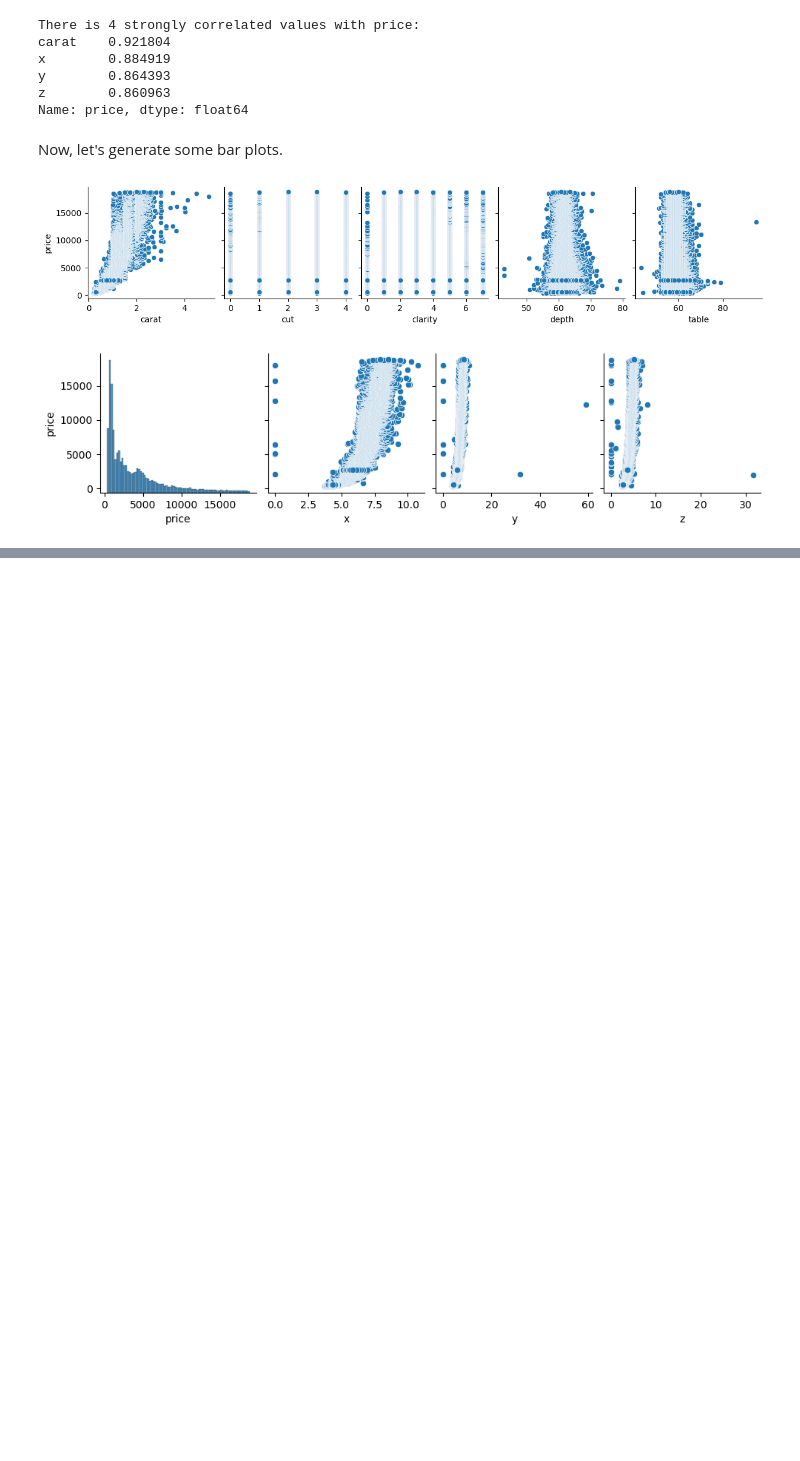
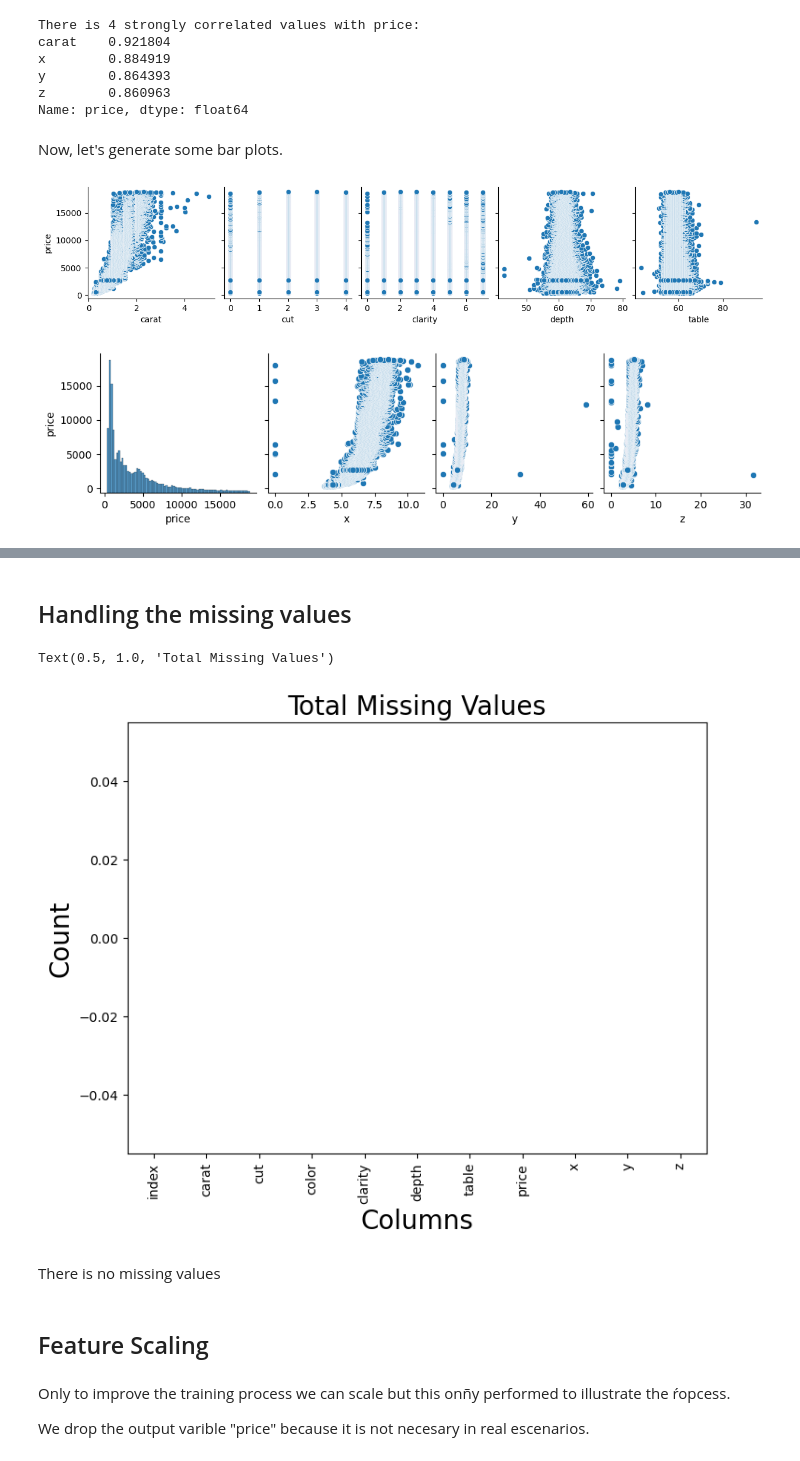
Before and after one commit to rininobaron/IBM_Machine_Learning_Professional_Certificate, a Jupyter notebook: COURSE_1_Exploratory_Data_Analysis_for_Machine_Learning/Week5/final-project-eda-ibm-course.ipynb, the cells around one changed output, grey strips where cells are left out. Drawn from its saved outputs; the diff is of its cells as text; code cells hidden in the pictures; blank space fills up the shorter version.

```diff
--- a/COURSE_1_Exploratory_Data_Analysis_for_Machine_Learning/Week5/final-project-eda-ibm-course.ipynb
+++ b/COURSE_1_Exploratory_Data_Analysis_for_Machine_Learning/Week5/final-project-eda-ibm-course.ipynb
@@ -137,0 +141,4 @@ for i in range(0, len(hous_num.columns), 5):
+# %%
+df = df.drop_duplicates()
+df.reset_index(inplace=True)
+df.info()
@@ -137,0 +164,21 @@ for i in range(0, len(hous_num.columns), 5):
+# %% [markdown]
+## Handling the missing values
+# %%
+total = df.isnull().sum().sort_values(ascending=False)
+total_select = total.head(20)
+total_select.plot(kind="bar", figsize = (8,6), fontsize = 10)
+
+plt.xlabel("Columns", fontsize = 20)
+plt.ylabel("Count", fontsize = 20)
+plt.title("Total Missing Values", fontsize = 20)
+# %% [output]
+Text(0.5, 1.0, 'Total Missing Values')
+[figure, added]
+# %% [markdown]
+There is no missing values
+# %% [markdown]
+## Feature Scaling
+# %% [markdown]
+Only to improve the training process we can scale but this onñy performed to illustrate the ŕopcess.
+
+We drop the output varible "price" because it is not necesary in real escenarios.
```
Also changed, not shown: parts of 7 cells of this notebook.
